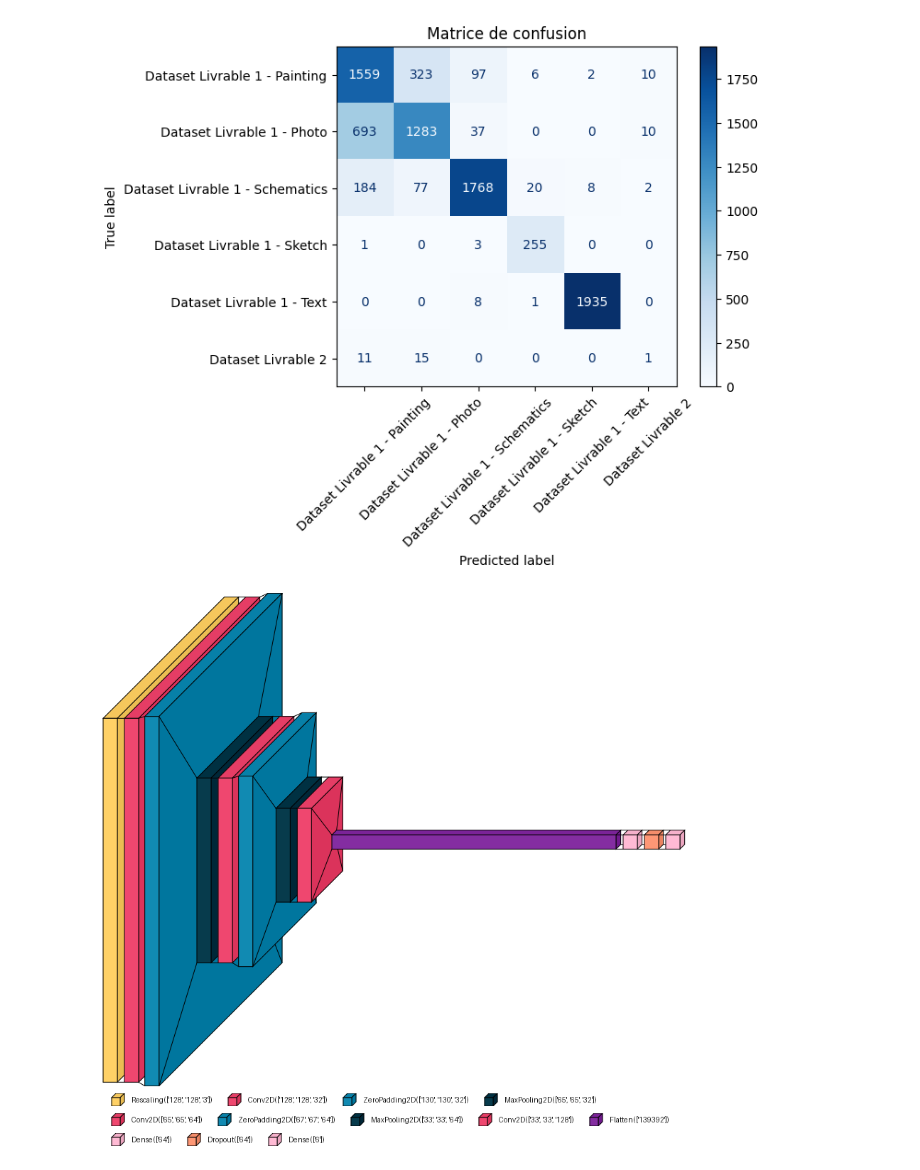
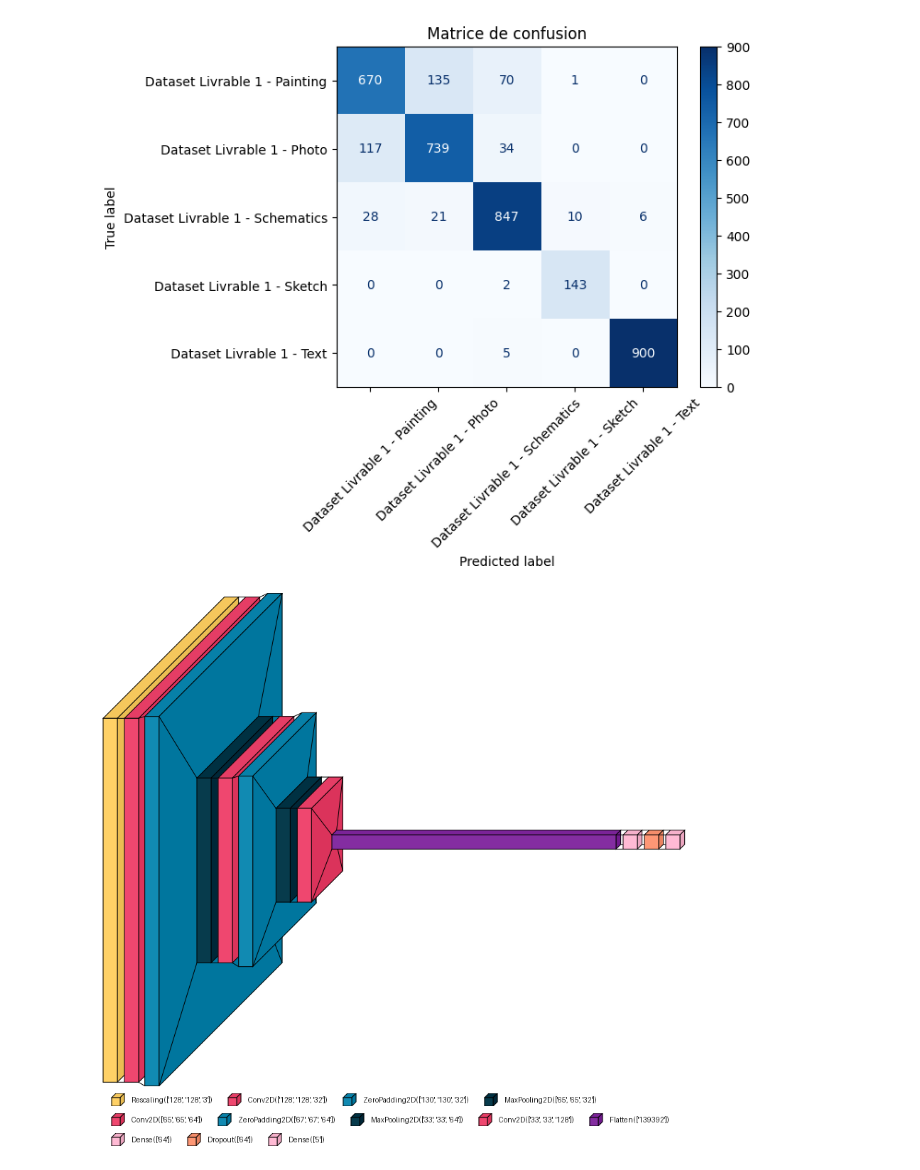
Before and after one commit to warren-gaure/option-data-science, a Jupyter notebook: .ipynb, the cells around one changed output. Drawn from its saved outputs; the diff is of its cells as text; code cells hidden in the pictures.

```diff
--- a/.ipynb
+++ b/.ipynb
@@ -56,7 +56,7 @@ train_set, test_set = keras.utils.image_dataset_from_directory(
     batch_size = batch_s,
     image_size = (image_h, image_w),
     seed = 42,
-    validation_split = 0.2,
+    validation_split = 0.3,
     subset = "both"
 )
 # %% [output]
@@ -71,7 +71,9 @@ Classes détectées : ['Dataset Livrable 1 - Painting', 'Dataset Livrable 1 - Ph
 # %%
 AUTOTUNE = tf.data.experimental.AUTOTUNE
+validation_size = int(0.3 * len(test_set))
 
 train_set = train_set.cache().shuffle(1000).prefetch(buffer_size = AUTOTUNE)
-test_set = test_set.cache().prefetch(buffer_size = AUTOTUNE)
+validation_set = test_set.take(validation_size).cache().prefetch(buffer_size = AUTOTUNE)
+test_set = test_set.skip(validation_size).cache().prefetch(buffer_size = AUTOTUNE)
 num_classes = len(class_names)
 # %%
@@ -221,8 +235,12 @@ Epoch 30: val_accuracy did not improve from 0.83006
+# %%
+# modeltest.summary()
+model = load_model('checkpoints/best_model_loss.keras')
 # %%
+
 X_test = []
 y_true = []
 
-for images, labels in test_set:
+for images, labels in validation_set:
     X_test.append(images)
     y_true.append(labels)
 
@@ -238,13 +256,9 @@ def display_matrix(model, X_test = X_test, y_true = y_true, class_names = class_
     plt.xticks(rotation = 45)
     plt.show()
 # %%
-display_matrix(modeltest, X_test, y_true, class_names)
+display_matrix(model, X_test, y_true, class_names)
 visualkeras.layered_view(
-    modeltest,
-    legend = True,
-)
-visualkeras.layered_view(
-    modeltest,
+    model,
     legend = True,
     show_dimension = True,
 )
@@ -253,3 +267,3 @@ visualkeras.layered_view(
-[figure, old version]
+[figure, new version]
 [figure]
 # %%
```
Also changed, not shown: parts of 11 cells of this notebook.
